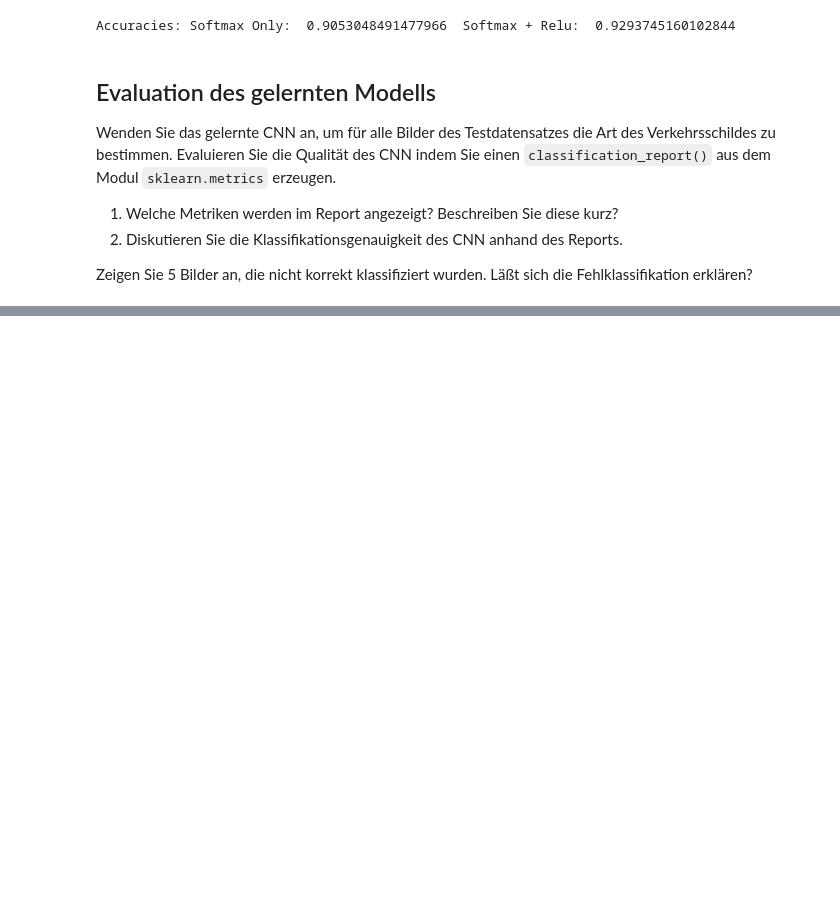
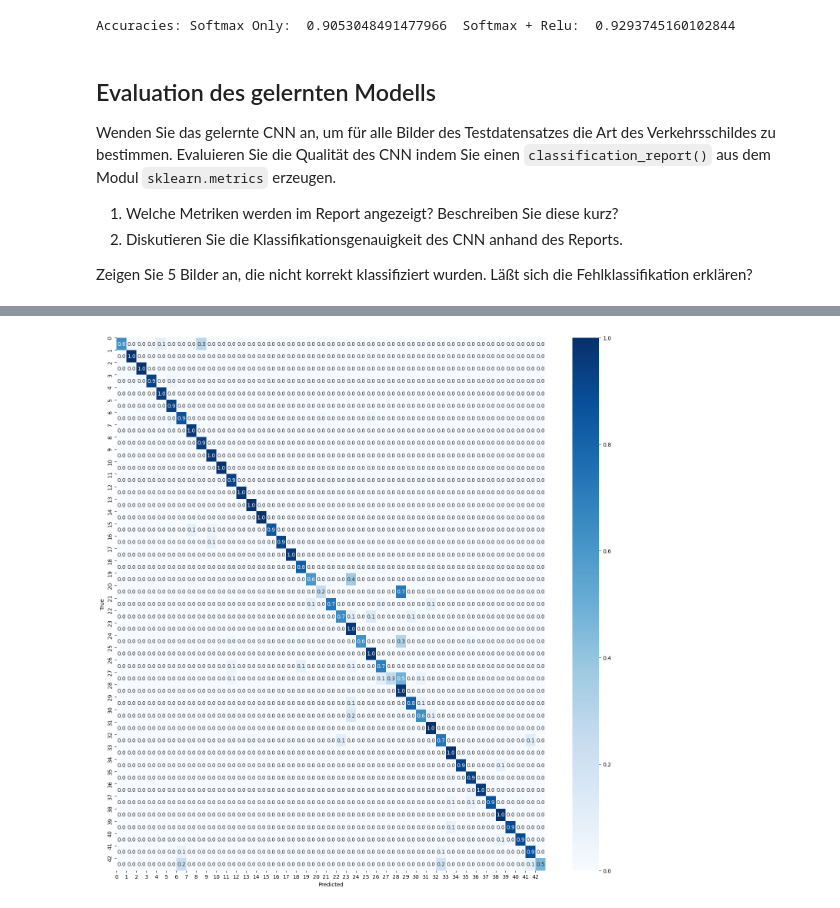
Before and after one commit to Branchverse/datamininglecture, a Jupyter notebook: 6_traffic_sign_recognition/TrafficSignClassification.ipynb, the cells around one changed output, grey strips where cells are left out. Drawn from its saved outputs; the diff is of its cells as text; code cells hidden in the pictures; blank space fills up the shorter version.

```diff
--- a/6_traffic_sign_recognition/TrafficSignClassification.ipynb
+++ b/6_traffic_sign_recognition/TrafficSignClassification.ipynb
@@ -675,0 +651,19 @@ ValueError: Found input variables with inconsistent numbers of samples: [43, 126
+# %%
+from sklearn.metrics import confusion_matrix, plot_confusion_matrix
+import matplotlib.pyplot as plt
+import seaborn as sns
+
+confusion_mat = confusion_matrix(labels, predicted_labels)
+cmn = confusion_mat.astype('float') / confusion_mat.sum(axis=1)[:, np.newaxis]  #this
+plt.figure(figsize=(18, 18))
+
+sns.heatmap(cmn,cmap="Blues", annot=True, fmt='.1f', xticklabels=range(43), yticklabels=range(43))  #this
+tick_marks = np.arange(43)
+plt.xticks(tick_marks, range(43))
+plt.yticks(tick_marks, range(43))
+plt.xlabel('Predicted')
+plt.ylabel('True')
+
+plt.show()
+# %% [output]
+[figure, added]
```
Also changed, not shown: parts of 15 cells of this notebook, 1 other file.
